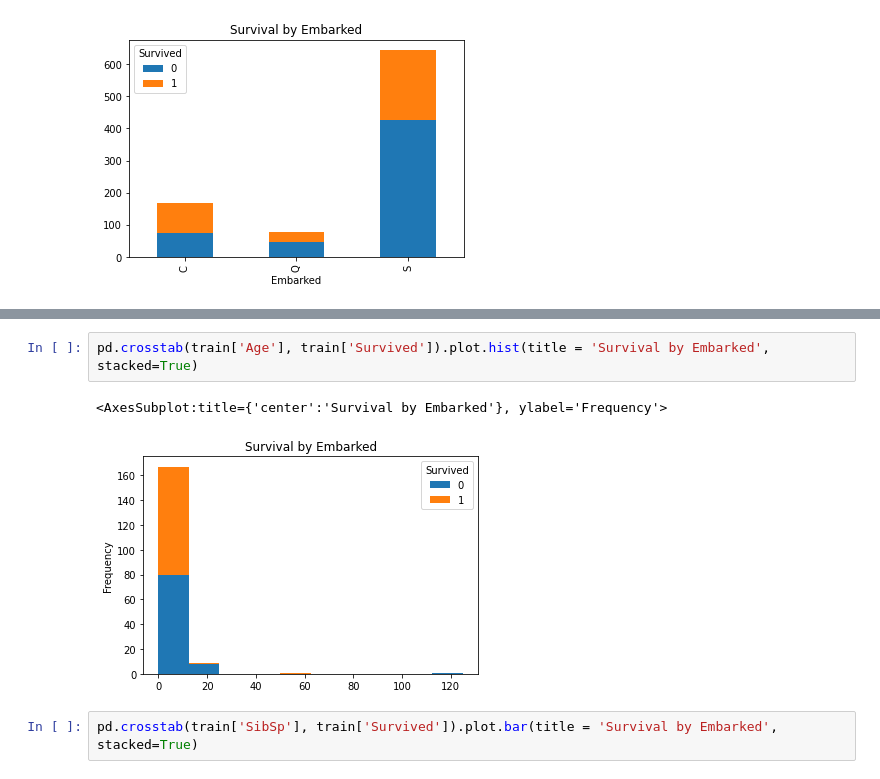
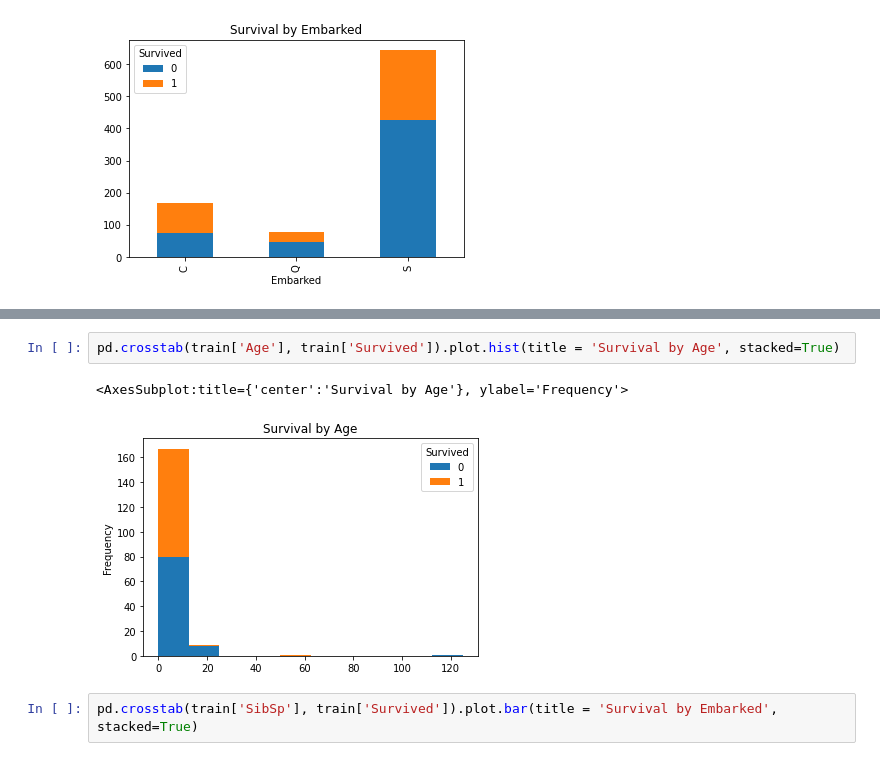
Before and after one commit to Codeman27Org/Kaggle_TitanicML, a Jupyter notebook: Titanic.ipynb, the cells around one changed output, grey strips where cells are left out. Drawn from its saved outputs; the diff is of its cells as text.

```diff
--- a/Titanic.ipynb
+++ b/Titanic.ipynb
@@ -114,8 +137,8 @@ pd.crosstab(train['Embarked'], train['Survived']).plot.bar(title = 'Survival by
 # %%
-pd.crosstab(train['Age'], train['Survived']).plot.hist(title = 'Survival by Embarked', stacked=True)
+pd.crosstab(train['Age'], train['Survived']).plot.hist(title = 'Survival by Age', stacked=True)
 # %% [output]
-<AxesSubplot:title={'center':'Survival by Embarked'}, ylabel='Frequency'>
+<AxesSubplot:title={'center':'Survival by Age'}, ylabel='Frequency'>
-[figure, old version]
+[figure, new version]
 # %%
 pd.crosstab(train['SibSp'], train['Survived']).plot.bar(title = 'Survival by Embarked', stacked=True)
 # %% [output]
```
Also changed, not shown: parts of 6 cells of this notebook.
